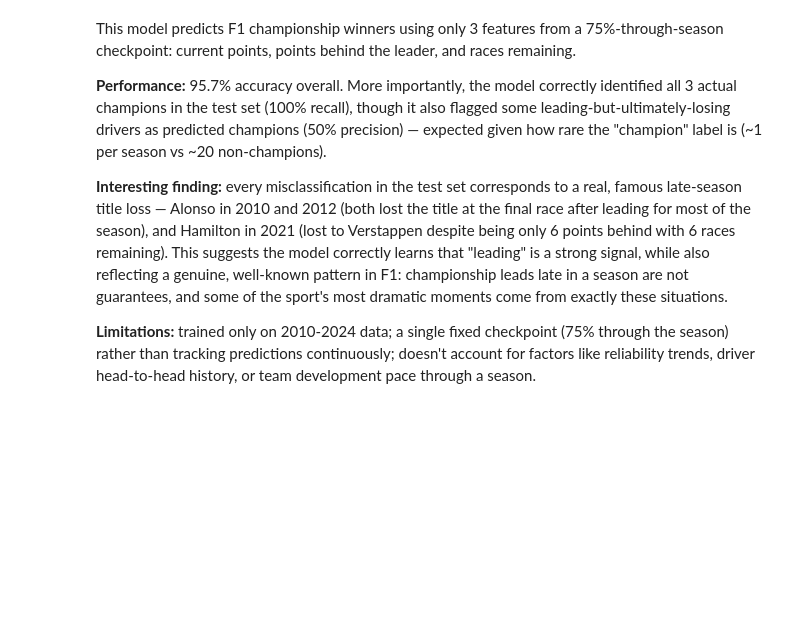
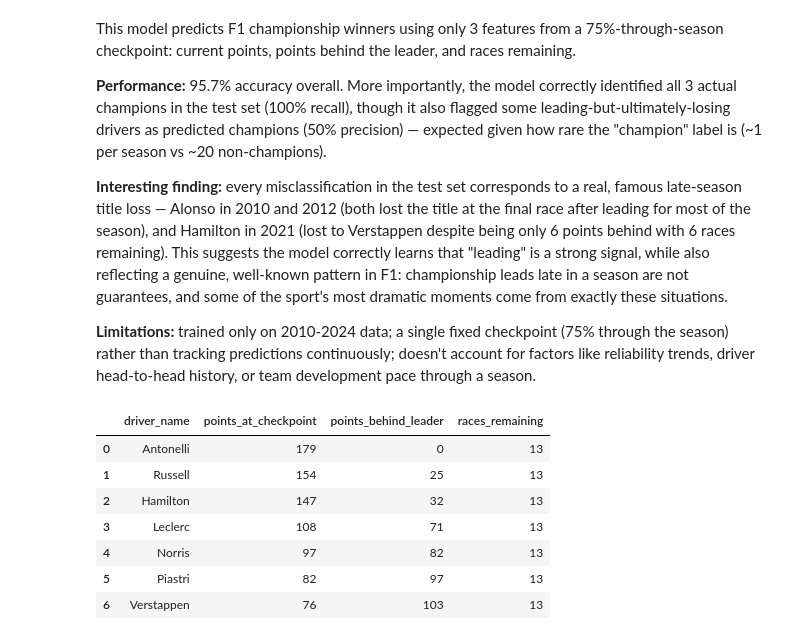
Before and after one commit to Bhavik-commits/f1-championship-analyzer-, a Jupyter notebook: notebooks/03_prediction_model.ipynb, the cells around one changed output. Saved outputs shown, nothing was run; the diff lists cells and outputs as text; code cells hidden in the pictures; blank space fills up the shorter version.

```diff
--- a/notebooks/03_prediction_model.ipynb
+++ b/notebooks/03_prediction_model.ipynb
@@ -187,3 +187,23 @@ This model predicts F1 championship winners using only 3 features from a 75%-thr
 **Interesting finding:** every misclassification in the test set corresponds to a real, famous late-season title loss — Alonso in 2010 and 2012 (both lost the title at the final race after leading for most of the season), and Hamilton in 2021 (lost to Verstappen despite being only 6 points behind with 6 races remaining). This suggests the model correctly learns that "leading" is a strong signal, while also reflecting a genuine, well-known pattern in F1: championship leads late in a season are not guarantees, and some of the sport's most dramatic moments come from exactly these situations.
 
 **Limitations:** trained only on 2010-2024 data; a single fixed checkpoint (75% through the season) rather than tracking predictions continuously; doesn't account for factors like reliability trends, driver head-to-head history, or team development pace through a season.
+# %%
+current_standings = pd.DataFrame({
+    'driver_name': ['Antonelli', 'Russell', 'Hamilton', 'Leclerc', 'Norris', 'Piastri', 'Verstappen'],
+    'points_at_checkpoint': [179, 154, 147, 108, 97, 82, 76]
+})
+
+leader_points = current_standings['points_at_checkpoint'].max()
+current_standings['points_behind_leader'] = leader_points - current_standings['points_at_checkpoint']
+current_standings['races_remaining'] = 13
+
+current_standings
+# %% [output]
+|  | driver_name | points_at_checkpoint | points_behind_leader | races_remaining |
+| 0 | Antonelli | 179 | 0 | 13 |
+| 1 | Russell | 154 | 25 | 13 |
+| 2 | Hamilton | 147 | 32 | 13 |
+| 3 | Leclerc | 108 | 71 | 13 |
+| 4 | Norris | 97 | 82 | 13 |
+| 5 | Piastri | 82 | 97 | 13 |
+| 6 | Verstappen | 76 | 103 | 13 |
```
Also changed, not shown: parts of 2 cells of this notebook.
